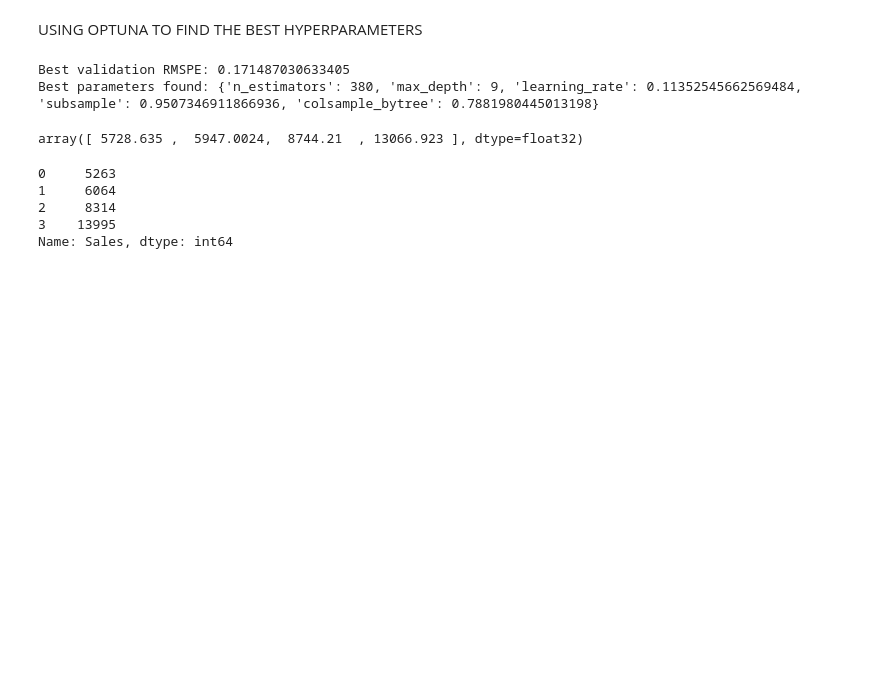
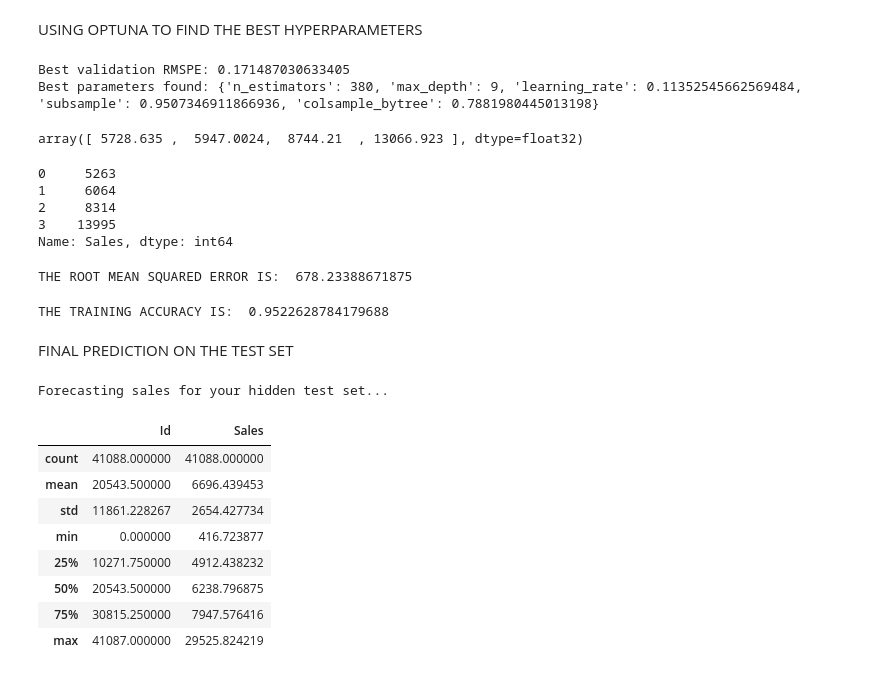
Before and after one commit to popsy-jeff/MACHINE-LEARNING-GRADIENT-BOOSTING, a Jupyter notebook: Notebooks/rossman_sales_xgboost.ipynb, the cells around one changed output. Cells and saved outputs as stored; diff of their text form; code cells hidden in the pictures; blank space fills up the shorter version.

Commit message:
Final prediction on the test set

```diff
--- a/Notebooks/rossman_sales_xgboost.ipynb
+++ b/Notebooks/rossman_sales_xgboost.ipynb
@@ -785,3 +785,51 @@ targets[0:4]
 2     8314
 3    13995
 Name: Sales, dtype: int64
+# %%
+print("THE ROOT MEAN SQUARED ERROR IS: ",rmse(train_preds, targets))
+# %% [output]
+THE ROOT MEAN SQUARED ERROR IS:  678.23388671875
+# %%
+from sklearn.metrics import r2_score
+
+# Calculate the R-Squared accuracy score on your full training data
+training_accuracy = r2_score(targets, train_preds)
+
+print("THE TRAINING ACCURACY IS: ",training_accuracy )
+# %% [output]
+THE TRAINING ACCURACY IS:  0.9522628784179688
+# %% [markdown]
+FINAL PREDICTION ON THE TEST SET
+# %%
+
+
+print("Forecasting sales for your hidden test set...")
+# 1. Generate direct predictions on your separate test set
+final_test_predictions = final_model.predict(X_test)
+
+# 2. Enforce real-world business rule: No negative sales allowed
+final_test_predictions[final_test_predictions < 0] = 0
+
+# 3. Enforce real-world business rule: Closed stores make exactly 0 euros
+if "Open" in X_test.columns:
+    final_test_predictions[X_test["Open"] == 0] = 0
+elif "Open_1" in X_test.columns:  # In case 'Open' was one-hot encoded
+    final_test_predictions[X_test["Open_1"] == 0] = 0
+
+# 4. Map back to a clean submission dataframe
+submission_df = pd.DataFrame(
+    {"Id": X_test.index, "Sales": final_test_predictions}
+)
+
+submission_df.describe()
+# %% [output]
+Forecasting sales for your hidden test set...
+|  | Id | Sales |
+| count | 41088.000000 | 41088.000000 |
+| mean | 20543.500000 | 6696.439453 |
+| std | 11861.228267 | 2654.427734 |
+| min | 0.000000 | 416.723877 |
+| 25% | 10271.750000 | 4912.438232 |
+| 50% | 20543.500000 | 6238.796875 |
+| 75% | 30815.250000 | 7947.576416 |
+| max | 41087.000000 | 29525.824219 |
```
